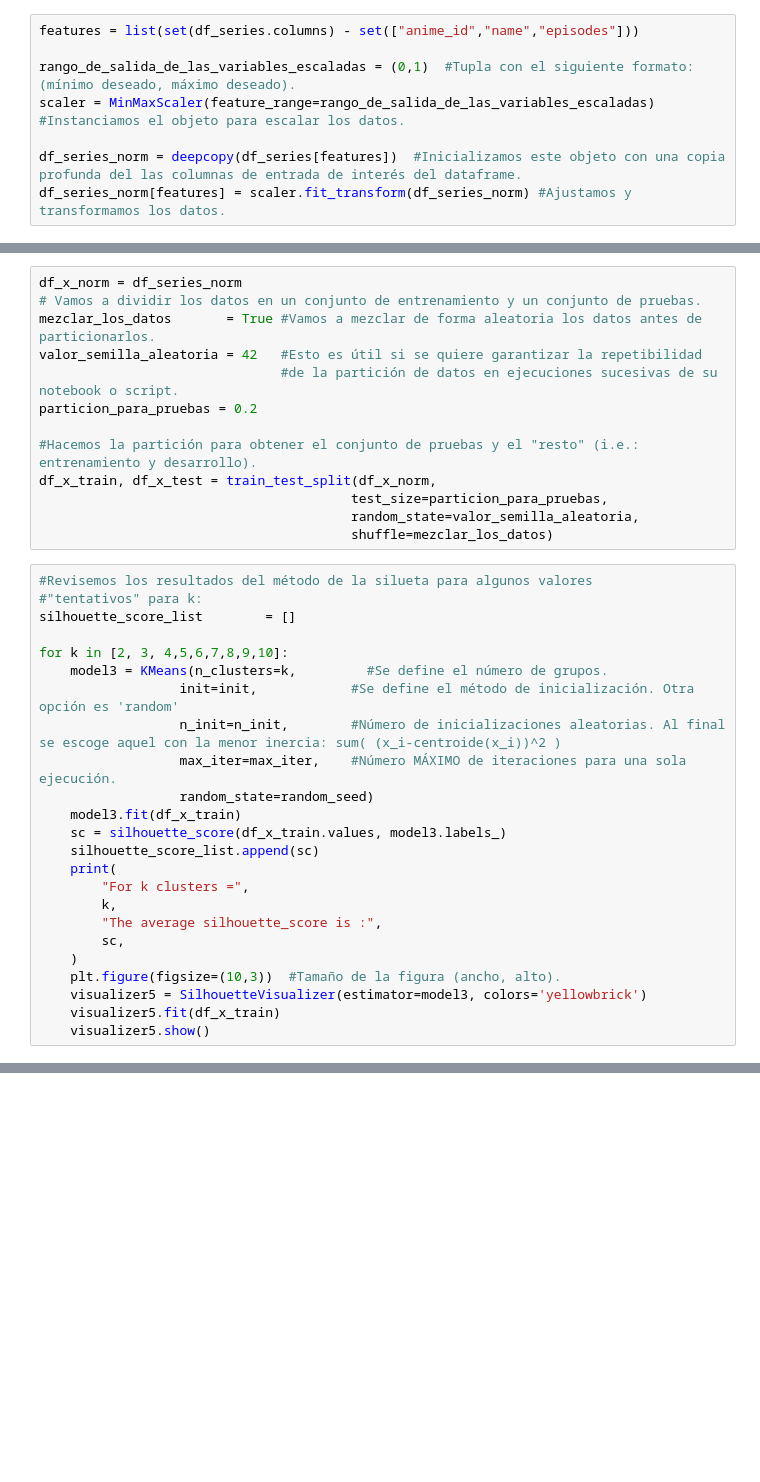
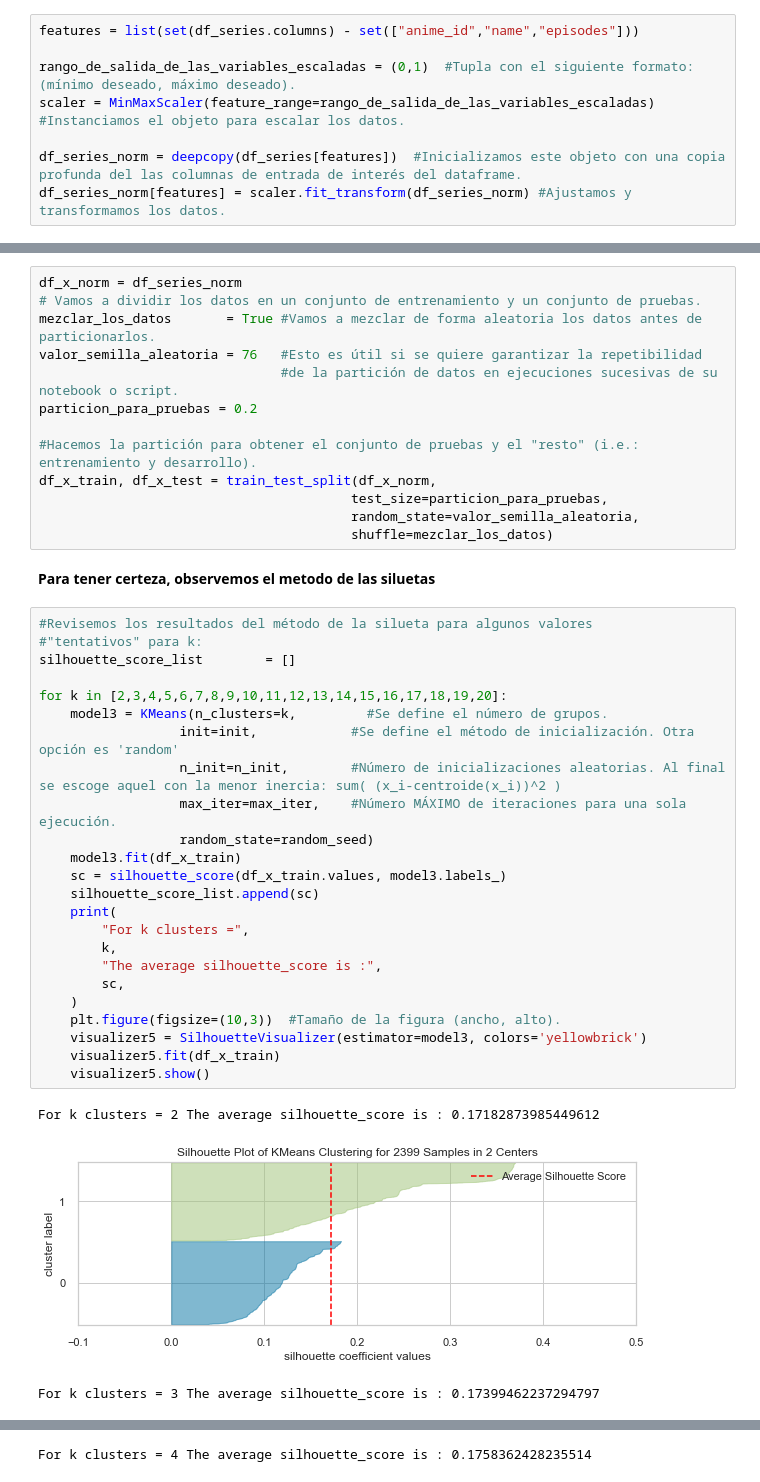
Before and after one commit to 1KVueltasAlCampo/AI-anime-recomendation, a Jupyter notebook: 2daEntrega/Codigo/EDARecomendacionAnime.ipynb, the cells around one changed output, grey strips where cells are left out. Saved outputs shown, nothing was run; the diff lists cells and outputs as text; blank space fills up the shorter version.

```diff
--- a/2daEntrega/Codigo/EDARecomendacionAnime.ipynb
+++ b/2daEntrega/Codigo/EDARecomendacionAnime.ipynb
@@ -255,7 +315,7 @@ random_seed       = 42          #Semilla aleatoria. Permite obtener los mismos r
 df_x_norm = df_series_norm
 # Vamos a dividir los datos en un conjunto de entrenamiento y un conjunto de pruebas.
 mezclar_los_datos       = True #Vamos a mezclar de forma aleatoria los datos antes de particionarlos.
-valor_semilla_aleatoria = 42   #Esto es útil si se quiere garantizar la repetibilidad
+valor_semilla_aleatoria = 76   #Esto es útil si se quiere garantizar la repetibilidad
                                #de la partición de datos en ejecuciones sucesivas de su notebook o script.
 particion_para_pruebas = 0.2
 
@@ -264,27 +324,33 @@ df_x_train, df_x_test = train_test_split(df_x_norm,
                                         test_size=particion_para_pruebas,
                                         random_state=valor_semilla_aleatoria,
                                         shuffle=mezclar_los_datos)
+# %% [markdown]
+**Para tener certeza, observemos el metodo de las siluetas**
 # %%
 #Revisemos los resultados del método de la silueta para algunos valores
 #"tentativos" para k:
 silhouette_score_list        = []
 
-for k in [2, 3, 4,5,6,7,8,9,10]:
+for k in [2,3,4,5,6,7,8,9,10,11,12,13,14,15,16,17,18,19,20]:
     model3 = KMeans(n_clusters=k,         #Se define el número de grupos.
                   init=init,            #Se define el método de inicialización. Otra opción es 'random'
                   n_init=n_init,        #Número de inicializaciones aleatorias. Al final se escoge aquel con la menor inercia: sum( (x_i-centroide(x_i))^2 )
                   max_iter=max_iter,    #Número MÁXIMO de iteraciones para una sola ejecución.
                   random_state=random_seed)
     model3.fit(df_x_train)
     sc = silhouette_score(df_x_train.values, model3.labels_)
     silhouette_score_list.append(sc)
     print(
         "For k clusters =",
         k,
         "The average silhouette_score is :",
         sc,
     )
     plt.figure(figsize=(10,3))  #Tamaño de la figura (ancho, alto).
     visualizer5 = SilhouetteVisualizer(estimator=model3, colors='yellowbrick')
     visualizer5.fit(df_x_train)
     visualizer5.show()
+# %% [output]
+For k clusters = 2 The average silhouette_score is : 0.17182873985449612
+[figure, added]
+For k clusters = 3 The average silhouette_score is : 0.17399462237294797
@@ -290,0 +358 @@ for k in [2, 3, 4,5,6,7,8,9,10]:
+For k clusters = 4 The average silhouette_score is : 0.1758362428235514
```
Also changed, not shown: parts of 56 cells of this notebook.
